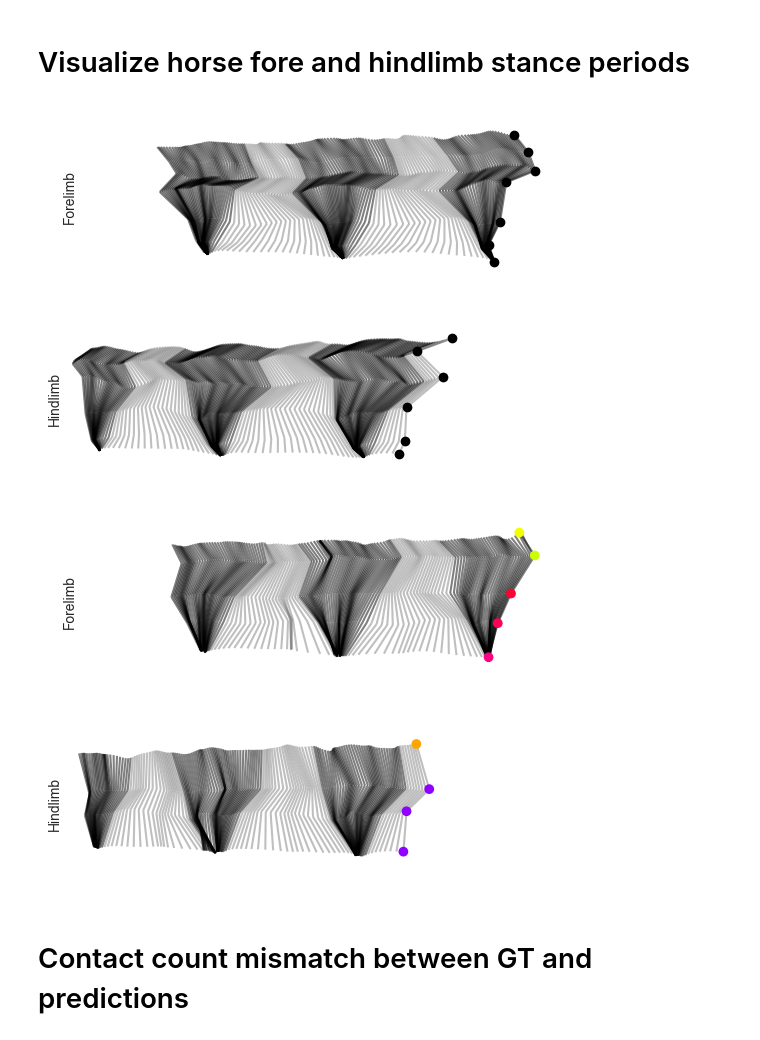
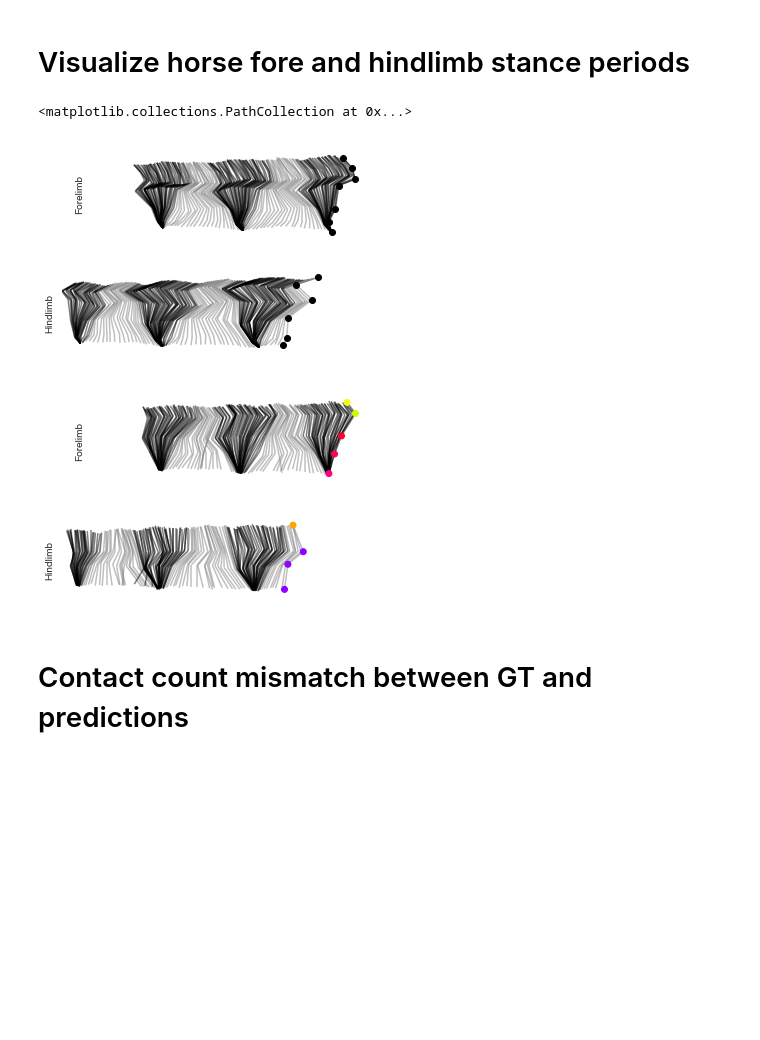
Before and after one commit to AdaptiveMotorControlLab/modelzoo-figures, a Jupyter notebook: figures/Figure4.ipynb, the cells around one changed output. Saved outputs shown, nothing was run; the diff lists cells and outputs as text; code cells hidden in the pictures; blank space fills up the shorter version.

Commit message:
updated figure4 notebook to use unfiltered

```diff
--- a/figures/Figure4.ipynb
+++ b/figures/Figure4.ipynb
@@ -234,7 +234,7 @@ cutoff = 3
 b, a = signal.butter(2, cutoff, fs=24)
 mask = df.isna()
 df[mask] = 0
-df[:] = signal.filtfilt(b, a, df, axis=0)
+#df[:] = signal.filtfilt(b, a, df, axis=0)
 df[mask] = np.nan
 sl = slice(50, -50)  # Trim the start and end of the data, when the horse is not fully seen
 df = df.iloc[sl]
@@ -242,7 +242,7 @@ coords = df.to_numpy().reshape((len(df), -1, 2))
 
 mask = df_gt.isna()
 df_gt[mask] = 0
-df_gt[:] = signal.filtfilt(b, a, df_gt, axis=0)
+#df_gt[:] = signal.filtfilt(b, a, df_gt, axis=0)
 df_gt[mask] = np.nan
 df_gt = df_gt.iloc[sl]
 coords_gt = df_gt.to_numpy().reshape((df_gt.shape[0], -1, 2))
@@ -287,35 +287,36 @@ for ax in axes:
     ax.set_xticks([])
     ax.set_yticks([])
 axes[0].set_aspect('equal')
 axes[0].set_xlim(xmin, xmax + 10)
 axes[0].set_ylim(ymin - 10, ymax + 10)
 axes[0].invert_yaxis()
 axes[0].add_collection(coll)
 forelimb_point_colors = {
     'back_base': '#F3FF00',
     'neck_base': '#CBFF00',
     'front_right_thai': '#FF0032',
     'front_right_knee': '#FF0059',
     'front_right_paw': '#FF0081',
 }
 inds_points = [keypoints.index(kpt) for kpt in forelimb_point_colors]
 temp = coords[s:-e, inds_points]
 axes[0].scatter(*temp[-1].T, c=list(forelimb_point_colors.values()), zorder=99)
 axes[0].set_ylabel('Forelimb')
 axes[1].add_collection(coll2)
 axes[1].set_ylabel('Hindlimb')
 hindlimb_point_colors = {
     'tail_base': '#FFA500',
     'back_right_thai': '#8E00FF',
     'back_right_knee': '#8E00FF',
     'back_right_paw': '#8E00FF',
 }
 inds_points = [keypoints.index(kpt) for kpt in hindlimb_point_colors]
 temp = coords[s:-e, inds_points]
 axes[1].scatter(*temp[-1].T, c=list(hindlimb_point_colors.values()), zorder=99)
 # %% [output]
+<matplotlib.collections.PathCollection at 0x...>
-[figure, old version]
+[figure, new version]
-[figure, old version]
+[figure, new version]
 # %% [markdown]
 # Contact count mismatch between GT and predictions
 # %%
```
